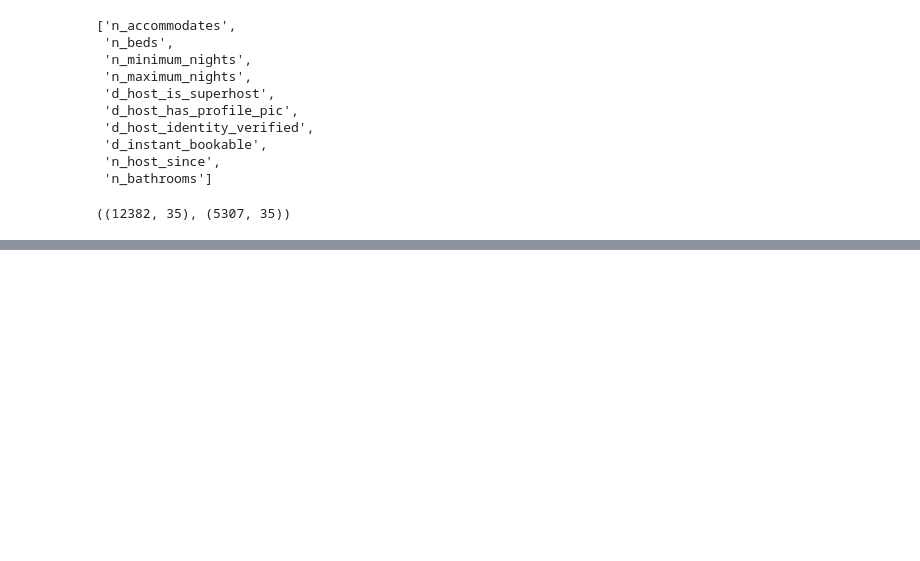
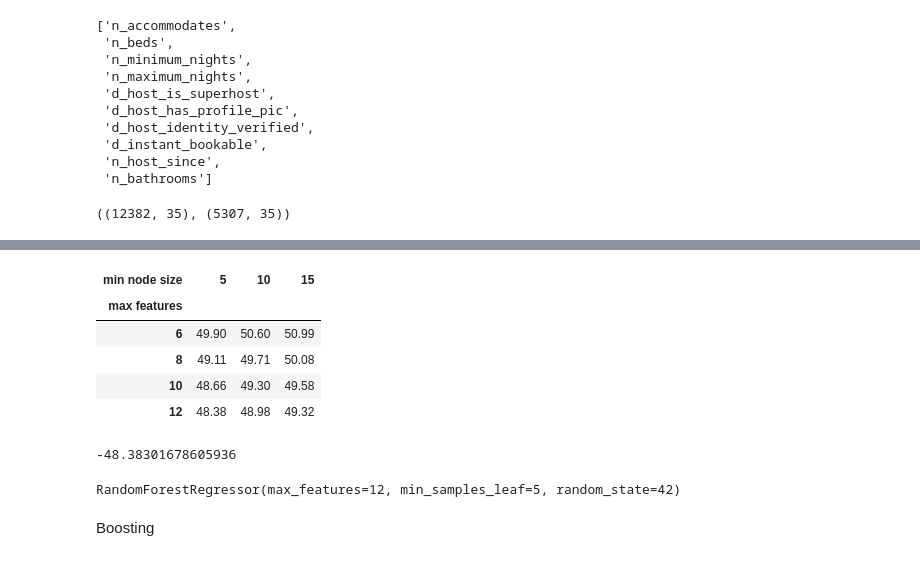
Before and after one commit to viethngn/Data_Analysis_3_ECBS5171, a Jupyter notebook: assignment2/assignment2_viethngn.ipynb, the cells around one changed output, grey strips where cells are left out. Saved outputs shown, nothing was run; the diff lists cells and outputs as text; code cells hidden in the pictures; blank space fills up the shorter version.

```diff
--- a/assignment2/assignment2_viethngn.ipynb
+++ b/assignment2/assignment2_viethngn.ipynb
@@ -303,0 +398,25 @@ rf_random = GridSearchCV(
+# %%
+df_rf_model_cv_results = pd.DataFrame(rf_random.cv_results_)[[
+    'param_max_features', 'param_min_samples_leaf', 'mean_test_score']]
+df_rf_model_cv_results.columns = ['max features', 'min node size', 'RMSE']
+df_rf_model_cv_results.pivot(
+    index = 'max features',
+    columns = 'min node size',
+    values = 'RMSE').round(2)*-1
+# %% [output]
+| min node size | 5 | 10 | 15 |
+| max features |  |  |  |
+| 6 | 49.90 | 50.60 | 50.99 |
+| 8 | 49.11 | 49.71 | 50.08 |
+| 10 | 48.66 | 49.30 | 49.58 |
+| 12 | 48.38 | 48.98 | 49.32 |
+# %%
+rf_random.best_score_
+# %% [output]
+-48.38301678605936
+# %%
+rf_random.best_estimator_
+# %% [output]
+RandomForestRegressor(max_features=12, min_samples_leaf=5, random_state=42)
+# %% [markdown]
+Boosting
```
Also changed, not shown: parts of 21 cells of this notebook.
